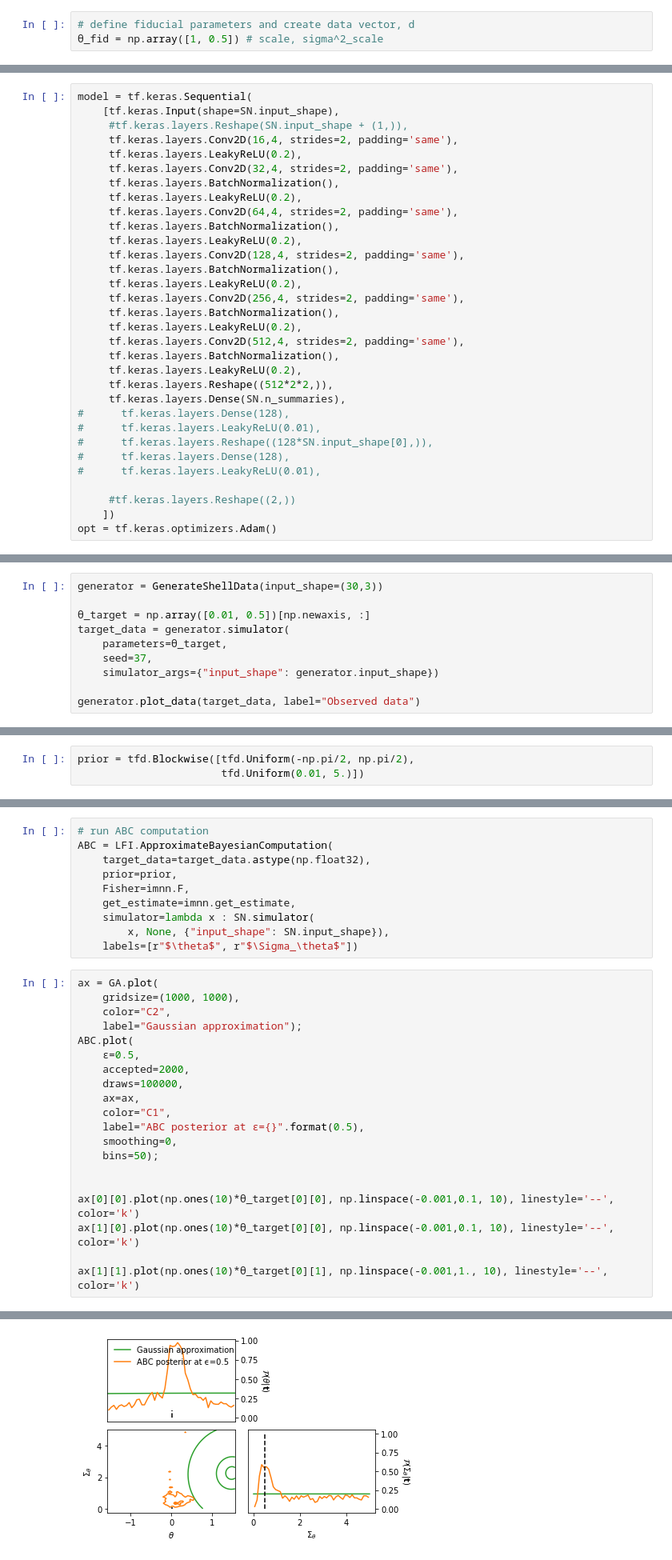
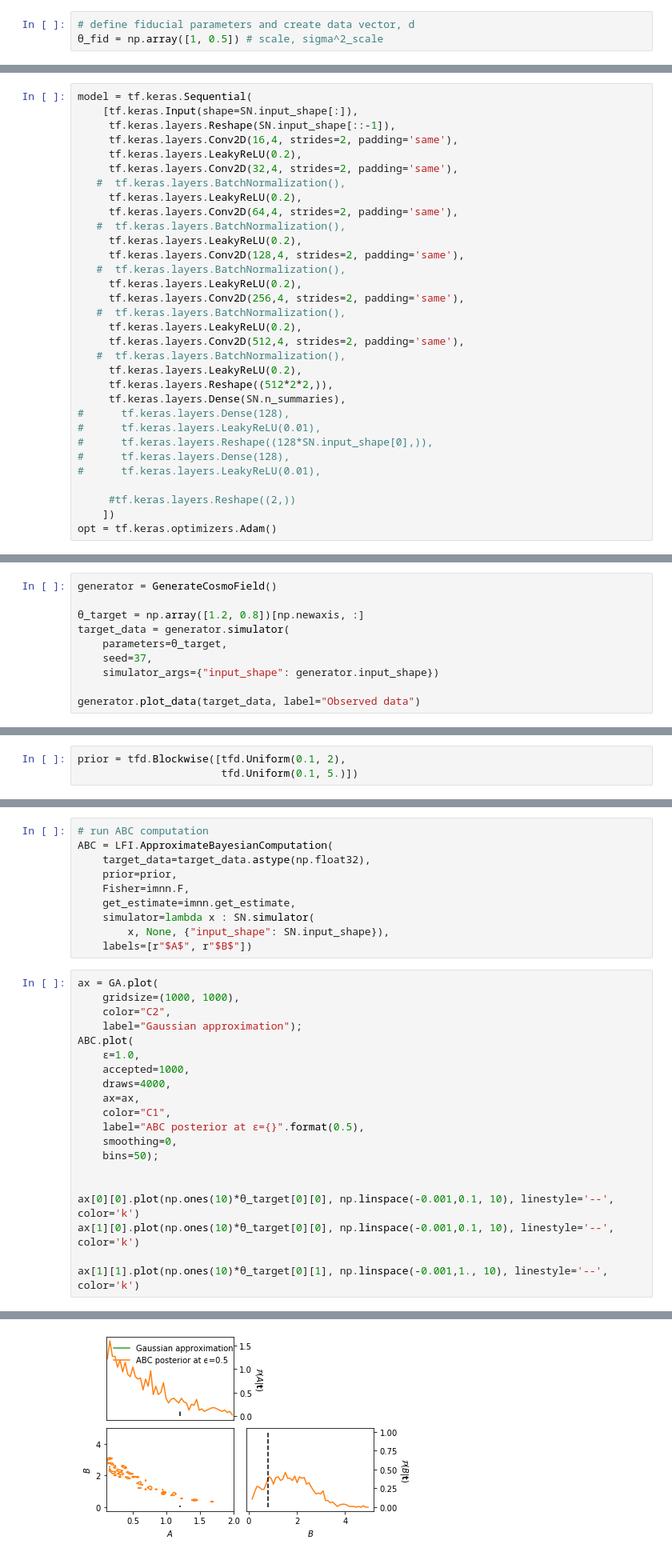
Before and after one commit to tlmakinen/imnn, a Jupyter notebook: IMNN - cosmo field.ipynb, the cells around one changed output, grey strips where cells are left out. Shown at 80% size. Drawn from its saved outputs; the diff is of its cells as text.

```diff
--- a/IMNN - cosmo field.ipynb
+++ b/IMNN - cosmo field.ipynb
@@ -423,23 +422,23 @@ SN.input_shape
 # %%
 model = tf.keras.Sequential(
-    [tf.keras.Input(shape=SN.input_shape),
-     #tf.keras.layers.Reshape(SN.input_shape + (1,)),
+    [tf.keras.Input(shape=SN.input_shape[:]),
+     tf.keras.layers.Reshape(SN.input_shape[::-1]),
      tf.keras.layers.Conv2D(16,4, strides=2, padding='same'),
      tf.keras.layers.LeakyReLU(0.2),
      tf.keras.layers.Conv2D(32,4, strides=2, padding='same'),
-     tf.keras.layers.BatchNormalization(),
+   #  tf.keras.layers.BatchNormalization(),
      tf.keras.layers.LeakyReLU(0.2),
      tf.keras.layers.Conv2D(64,4, strides=2, padding='same'),
-     tf.keras.layers.BatchNormalization(),
+   #  tf.keras.layers.BatchNormalization(),
      tf.keras.layers.LeakyReLU(0.2),
      tf.keras.layers.Conv2D(128,4, strides=2, padding='same'),
-     tf.keras.layers.BatchNormalization(),
+   #  tf.keras.layers.BatchNormalization(),
      tf.keras.layers.LeakyReLU(0.2),
      tf.keras.layers.Conv2D(256,4, strides=2, padding='same'),
-     tf.keras.layers.BatchNormalization(),
+   #  tf.keras.layers.BatchNormalization(),
      tf.keras.layers.LeakyReLU(0.2),
      tf.keras.layers.Conv2D(512,4, strides=2, padding='same'),
-     tf.keras.layers.BatchNormalization(),
+   #  tf.keras.layers.BatchNormalization(),
      tf.keras.layers.LeakyReLU(0.2),
      tf.keras.layers.Reshape((512*2*2,)),
      tf.keras.layers.Dense(SN.n_summaries),
@@ -511,7 +513,7 @@ imnn.plot(known_det_fisher=5.5e5)
 # %%
-generator = GenerateShellData(input_shape=(30,3))
+generator = GenerateCosmoField()
 
-θ_target = np.array([0.01, 0.5])[np.newaxis, :]
+θ_target = np.array([1.2, 0.8])[np.newaxis, :]
 target_data = generator.simulator(
     parameters=θ_target,
     seed=37,
@@ -527,6 +527,6 @@ No handles with labels found to put in legend.
 # %%
-prior = tfd.Blockwise([tfd.Uniform(-np.pi/2, np.pi/2),
-                       tfd.Uniform(0.01, 5.)])
+prior = tfd.Blockwise([tfd.Uniform(0.1, 2),
+                       tfd.Uniform(0.1, 5.)])
 # %%
 GA = LFI.GaussianApproximation(
     target_data=target_data.astype(np.float32),
@@ -565,30 +565,30 @@ ABC = LFI.ApproximateBayesianComputation(
     get_estimate=imnn.get_estimate,
     simulator=lambda x : SN.simulator(
         x, None, {"input_shape": SN.input_shape}),
-    labels=[r"$\theta$", r"$\Sigma_\theta$"])
+    labels=[r"$A$", r"$B$"])
 # %%
 ax = GA.plot(
     gridsize=(1000, 1000),
     color="C2",
     label="Gaussian approximation");
 ABC.plot(
-    ϵ=0.5,
-    accepted=2000,
-    draws=100000,
+    ϵ=1.0,
+    accepted=1000,
+    draws=4000,
     ax=ax,
     color="C1",
     label="ABC posterior at ϵ={}".format(0.5),
     smoothing=0,
     bins=50);
 
 
 ax[0][0].plot(np.ones(10)*θ_target[0][0], np.linspace(-0.001,0.1, 10), linestyle='--', color='k')
 ax[1][0].plot(np.ones(10)*θ_target[0][0], np.linspace(-0.001,0.1, 10), linestyle='--', color='k')
 
 ax[1][1].plot(np.ones(10)*θ_target[0][1], np.linspace(-0.001,1., 10), linestyle='--', color='k')
 # %% [output]
 [<matplotlib.lines.Line2D at 0x...>]
-[figure, old version]
+[figure, new version]
 # %%
 ABC.scatter_plot(axes="parameter_estimate", rejected=0.01);
 ABC.scatter_plot(axes="estimate_estimate", rejected=0.01);
```
Also changed, not shown: parts of 17 cells of this notebook.
